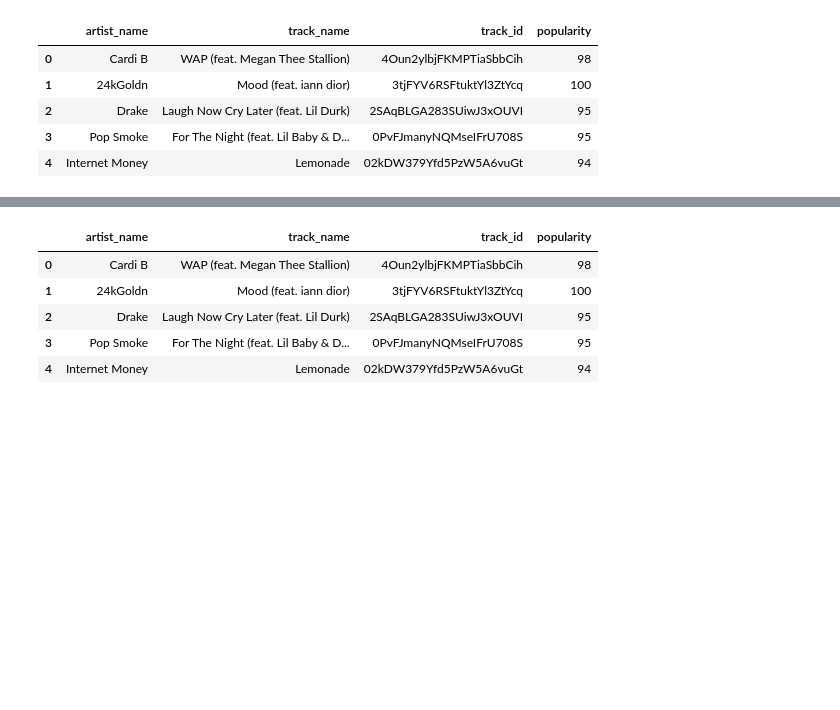
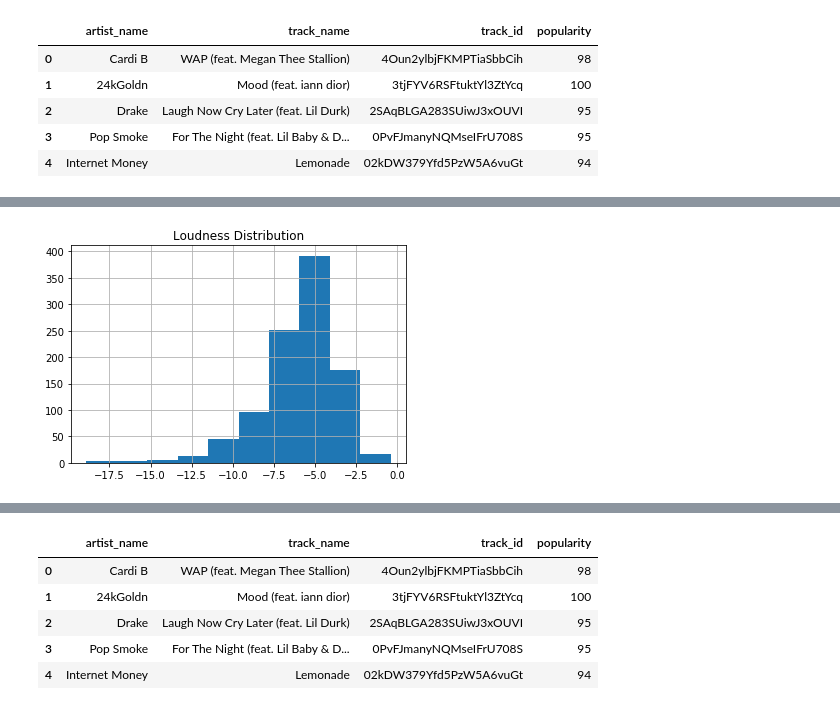
Before and after one commit to ipatel467/Spotify-Project, a Jupyter notebook: Spotify.ipynb, the cells around one changed output, grey strips where cells are left out. Cells and saved outputs as stored; diff of their text form; code cells hidden in the pictures; blank space fills up the shorter version.

```diff
--- a/Spotify.ipynb
+++ b/Spotify.ipynb
@@ -128,0 +141,5 @@ Shape of the dataset: (1000, 18)
+# %%
+df_audio_features['loudness'].hist()
+plt.title('Loudness Distribution');
+# %% [output]
+[figure, added]
```
Also changed, not shown: parts of 11 cells of this notebook.
